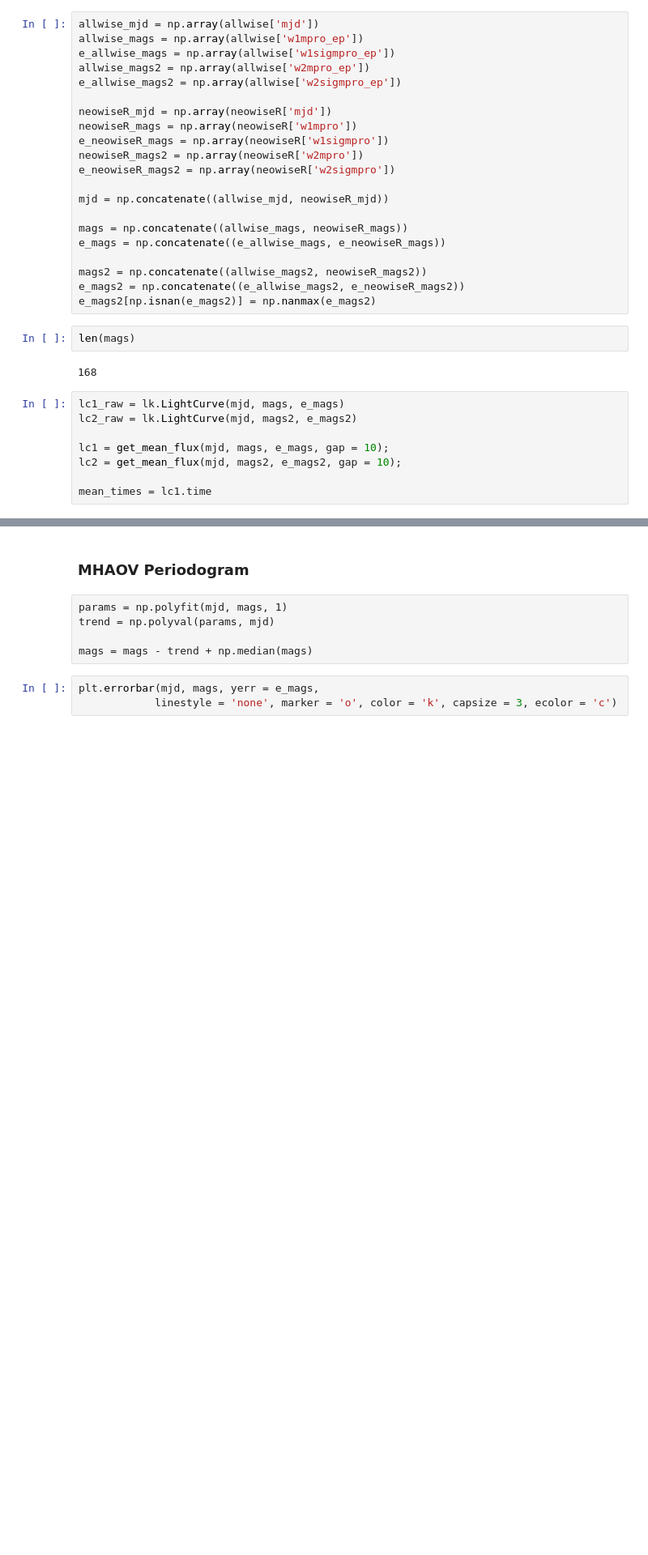
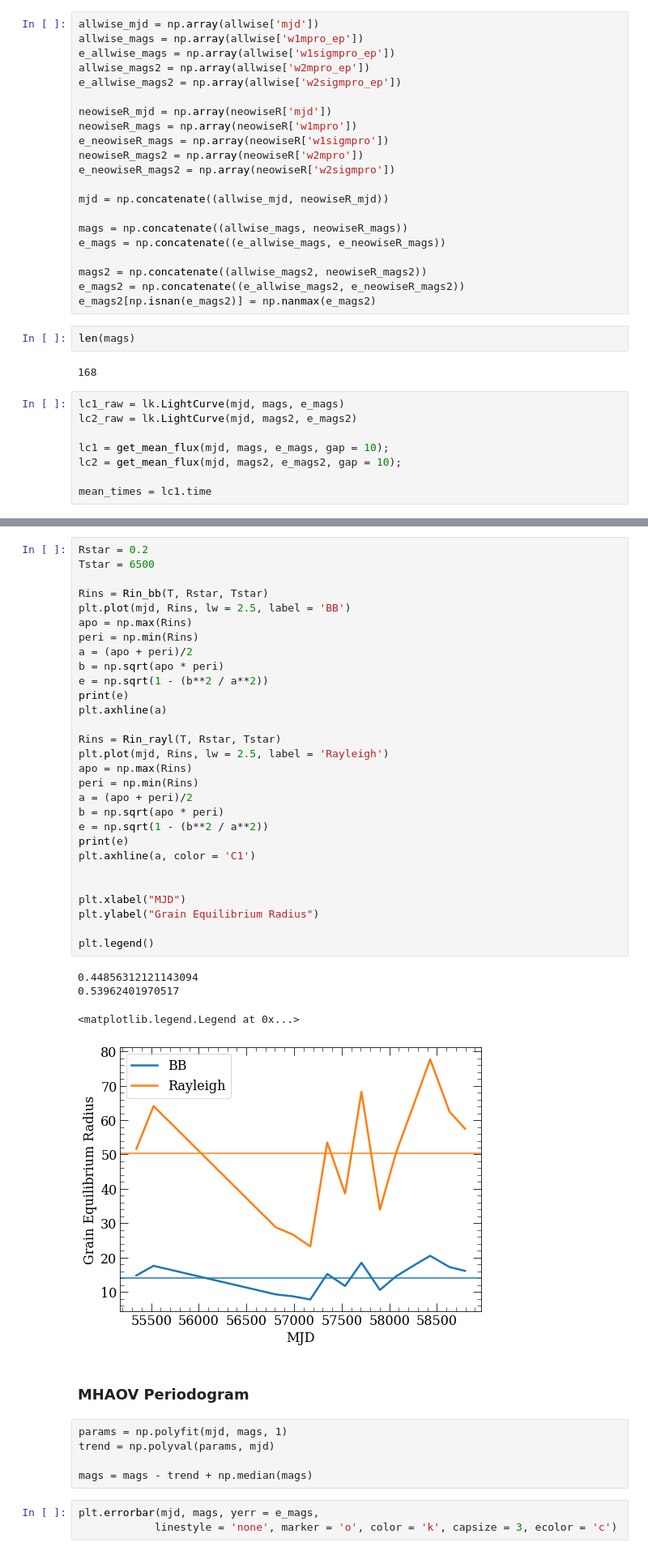
Before and after one commit to renlliang3/d62, a Jupyter notebook: 03_wise_lc_pm.ipynb, the cells around one changed output, grey strips where cells are left out. Shown at 81% size. Drawn from its saved outputs; the diff is of its cells as text; blank space fills up the shorter version.

```diff
--- a/03_wise_lc_pm.ipynb
+++ b/03_wise_lc_pm.ipynb
@@ -196,3 +310,37 @@ initialized with atm_type = H and bands = ['W1']
+# %%
+Rstar = 0.2
+Tstar = 6500
+
+Rins = Rin_bb(T, Rstar, Tstar)
+plt.plot(mjd, Rins, lw = 2.5, label = 'BB')
+apo = np.max(Rins)
+peri = np.min(Rins)
+a = (apo + peri)/2
+b = np.sqrt(apo * peri)
+e = np.sqrt(1 - (b**2 / a**2))
+print(e)
+plt.axhline(a)
+
+Rins = Rin_rayl(T, Rstar, Tstar)
+plt.plot(mjd, Rins, lw = 2.5, label = 'Rayleigh')
+apo = np.max(Rins)
+peri = np.min(Rins)
+a = (apo + peri)/2
+b = np.sqrt(apo * peri)
+e = np.sqrt(1 - (b**2 / a**2))
+print(e)
+plt.axhline(a, color = 'C1')
+
+
+plt.xlabel("MJD")
+plt.ylabel("Grain Equilibrium Radius")
+
+plt.legend()
+# %% [output]
+0.44856312121143094
+0.53962401970517
+<matplotlib.legend.Legend at 0x...>
+[figure, added]
 # %% [markdown]
 ### MHAOV Periodogram
 # %% [raw]
```
Also changed, not shown: parts of 10 cells of this notebook, 5 other files.
